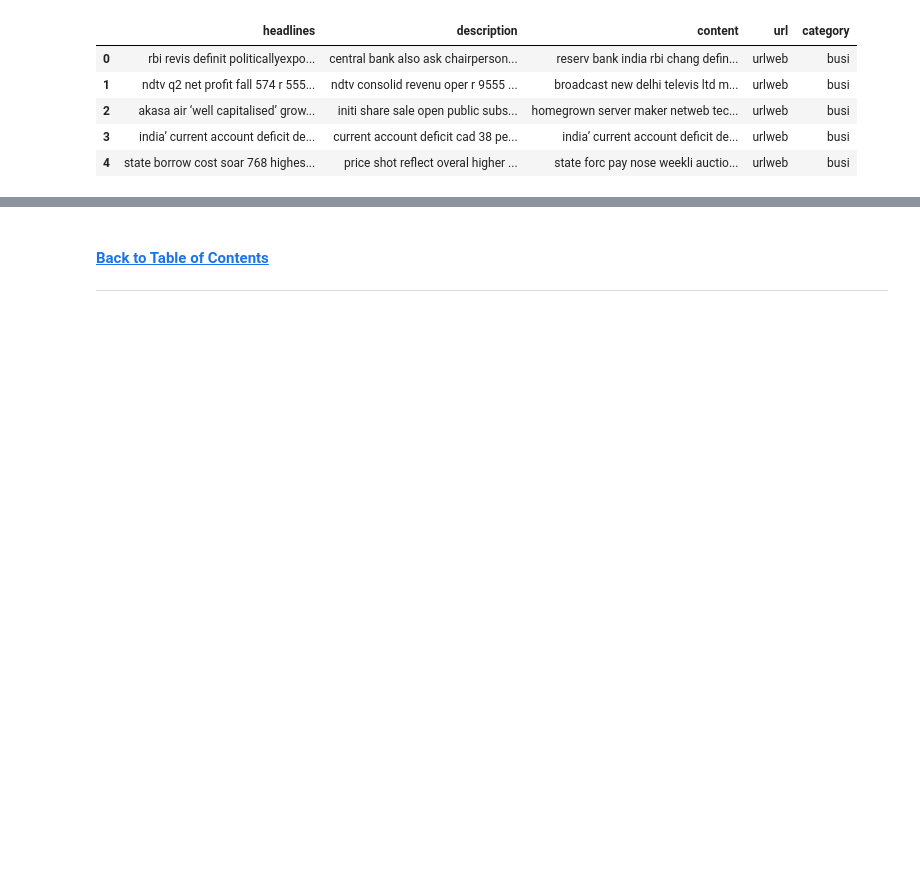
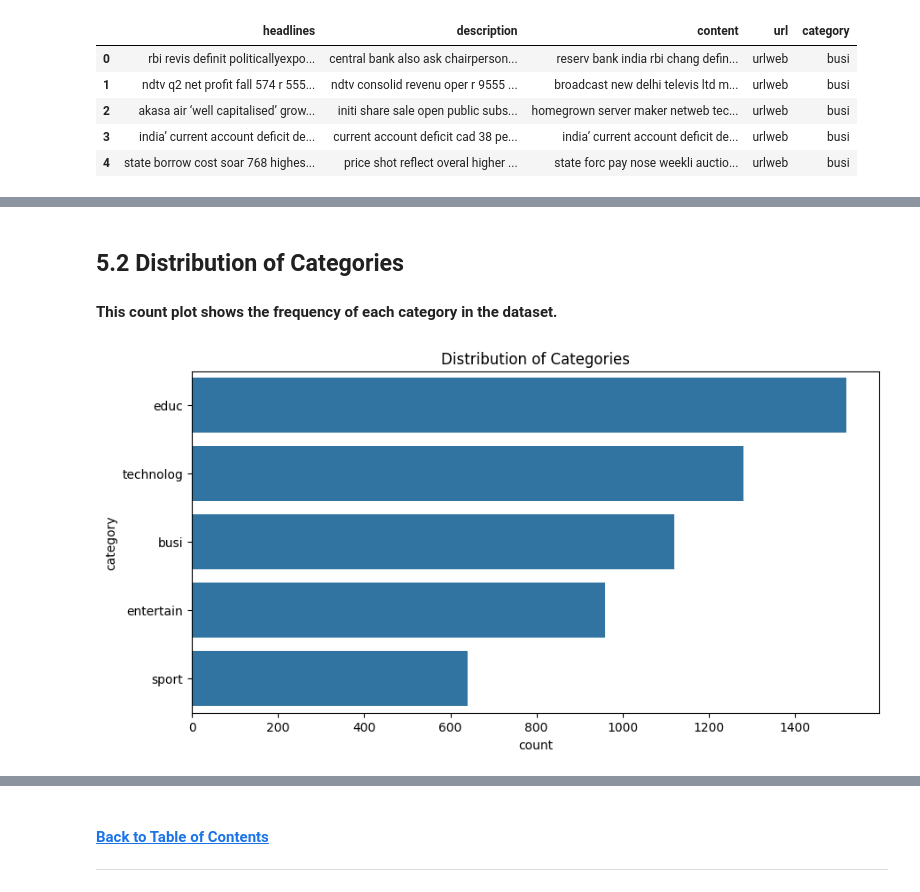
Before and after one commit to AmandaMokoena/2401FTDS_Classification_Project_0A4, a Jupyter notebook: Classification Project notebook.ipynb, the cells around one changed output, grey strips where cells are left out. Cells and saved outputs as stored; diff of their text form; code cells hidden in the pictures; blank space fills up the shorter version.

```diff
--- a/Classification Project notebook.ipynb
+++ b/Classification Project notebook.ipynb
@@ -788,0 +780,11 @@ plt.show()
+# %% [markdown]
+## 5.2 Distribution of Categories
+#### This count plot shows the frequency of each category in the dataset.
+# %%
+# Plotting the distribution of categories
+plt.figure(figsize=(10, 5))
+sns.countplot(y='category', data=df_train_copy, order=df_train_copy['category'].value_counts().index)
+plt.title('Distribution of Categories')
+plt.show()
+# %% [output]
+[figure, added]
```
Also changed, not shown: parts of 64 cells of this notebook.
